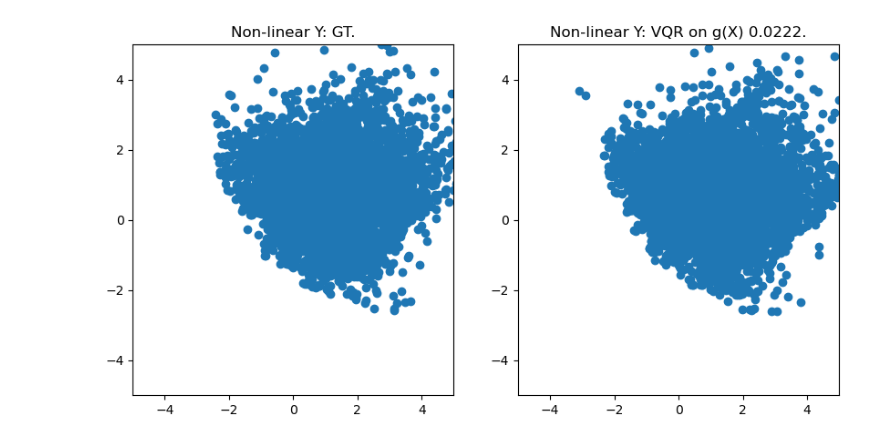
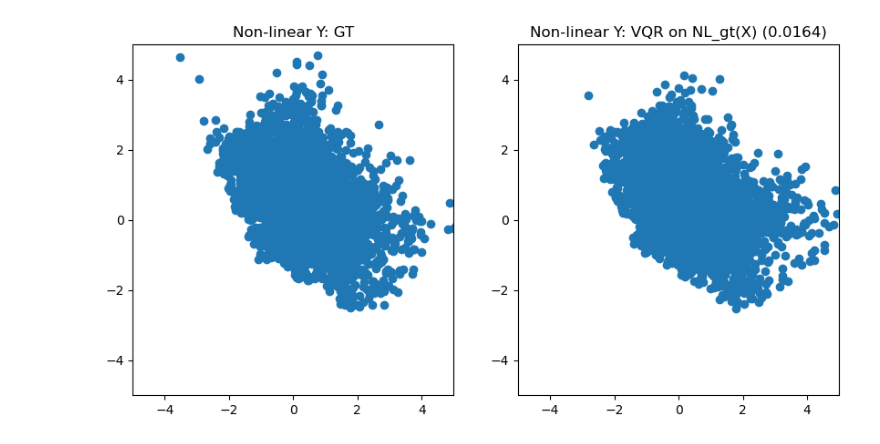
Before and after one commit to vistalab-technion/vqr, a Jupyter notebook: data_gen.ipynb, the cells around one changed output. Drawn from its saved outputs; the diff is of its cells as text; code cells hidden in the pictures.

```diff
--- a/data_gen.ipynb
+++ b/data_gen.ipynb
@@ -74,7 +100,7 @@ for i in range(n):
     # Sample using a known B but the quantile function is now nonlinear in X
     Y_hat = (B @ g(X_new[i, :][:, None])) + A
     Q1, Q2 = decode_quantile_values(T, d=2, Y_hat=Y_hat)
-    u1, u2 = randint(0, 50), randint(0, 50)
+    u1, u2 = randint(0, T), randint(0, T)
     Y_nl[i, :] = array((Q1[u1, u2], Q2[u1, u2]))
 # %%
 fig, ax = plt.subplots(1, 2, figsize=(10, 5))
@@ -98,7 +124,7 @@ plt.show()
 # This allows us to measure how mis-specified is the quantile function
 
 vqr_approximating_nl = VectorQuantileRegressor(
-    solver_opts={"verbose": True, "num_epochs": 1000, "epsilon": 0.001}
+    solver_opts={"verbose": True, "num_epochs": 1000, "epsilon": 0.00001}
 )
 vqr_approximating_nl = vqr_approximating_nl.fit(X_new, Y_nl)
 B_approximating_nl = vqr_approximating_nl._fitted_solution._B
@@ -120,7 +154,7 @@ for i in range(n):
     # Y_hat = (B_approximating_nl @ g(X_new[i, :][:, None])) + A_approximating_nl
     Y_hat = (B_approximating_nl @ X_new[i, :][:, None]) + A_approximating_nl
     Q1, Q2 = decode_quantile_values(T, d=2, Y_hat=Y_hat)
-    u1, u2 = randint(0, 50), randint(0, 50)
+    u1, u2 = randint(0, T), randint(0, T)
     Y_approximated_nl[i, :] = array((Q1[u1, u2], Q2[u1, u2]))
 # %%
 import ot
@@ -151,7 +185,7 @@ plt.show()
 # %%
 from numpy import stack
 
-nonlinear_vqr_gt = VectorQuantileRegressor(solver_opts={"verbose": True, "num_epochs": 1000, "epsilon": 0.001})
+nonlinear_vqr_gt = VectorQuantileRegressor(solver_opts={"verbose": True, "num_epochs": 1000, "epsilon": 0.00001})
 nonlinear_vqr_gt = nonlinear_vqr_gt.fit(
     stack([g(X_new[i, :]) for i in range(n)]), Y_nl
 )
@@ -171,36 +207,36 @@ epoch_idx=900, total_loss=-1.311407 constraint_loss=-1.411410
 # %%
 import ot
 def w2(Y_gt_, Y_est_):
     return ot.emd2(
         a=[],
         b=[],
         M=ot.dist(Y_gt_, Y_est_),
         numItermax=200_000,
         numThreads=4
     )
 
 Y_nl_gt = zeros([n, d])
 for i in range(n):
     Y_hat = (B_nl_gt @ g(X_new[i, :][:, None])) + A_nl_gt
     Q1, Q2 = decode_quantile_values(T, d=2, Y_hat=Y_hat)
-    u1, u2 = randint(0, 50), randint(0, 50)
+    u1, u2 = randint(0, T), randint(0, T)
     Y_nl_gt[i, :] = array((Q1[u1, u2], Q2[u1, u2]))
 
 fig, ax = plt.subplots(1, 2, figsize=(10, 5))
 
 ax[0].scatter(Y_nl[:, 0], Y_nl[:, 1])
-ax[0].set_title("Non-linear Y: GT.")
+ax[0].set_title("Non-linear Y: GT")
 ax[0].set_xlim(-5, 5)
 ax[0].set_ylim(-5, 5)
 
 ax[1].scatter(Y_nl_gt[:, 0], Y_nl_gt[:, 1])
-ax[1].set_title(f"Non-linear Y: VQR on g(X) {w2(Y_nl, Y_nl_gt):.4f}.")
+ax[1].set_title(f"Non-linear Y: VQR on NL_gt(X) ({w2(Y_nl, Y_nl_gt):.4f})")
 ax[1].set_xlim(-5, 5)
 ax[1].set_ylim(-5, 5)
 
 plt.show()
 # %% [output]
-[figure, old version]
+[figure, new version]
 # %%
 from vqr.vqr import NonlinearRVQRDualLSESolver
 import pickle
```
Also changed, not shown: parts of 7 cells of this notebook, 7 other files.
